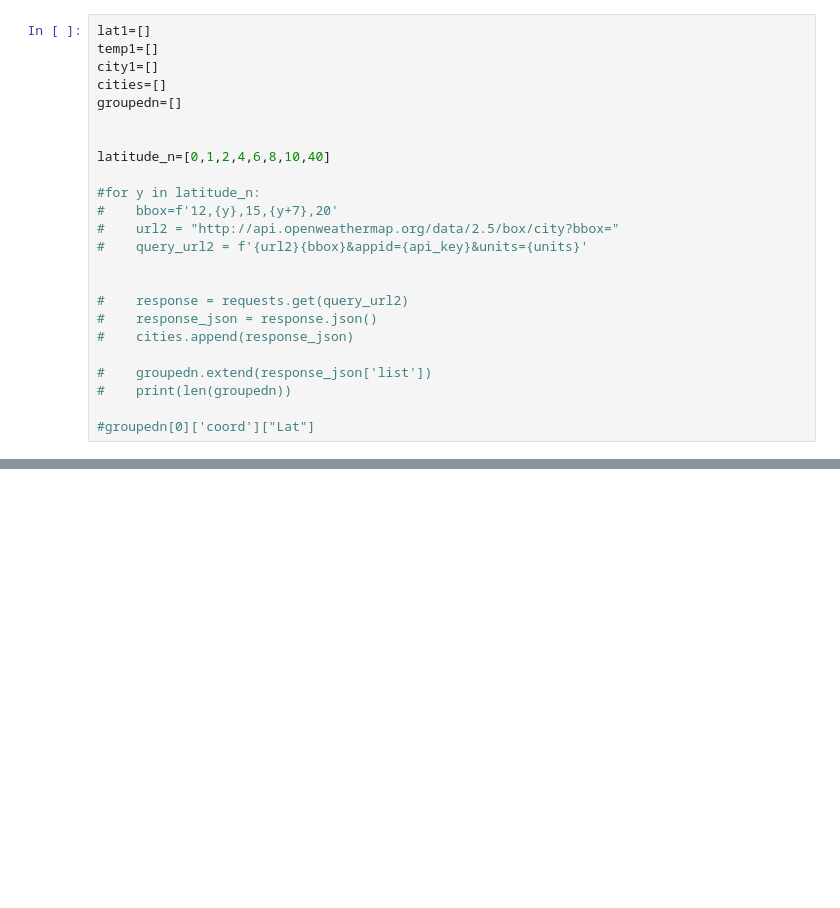
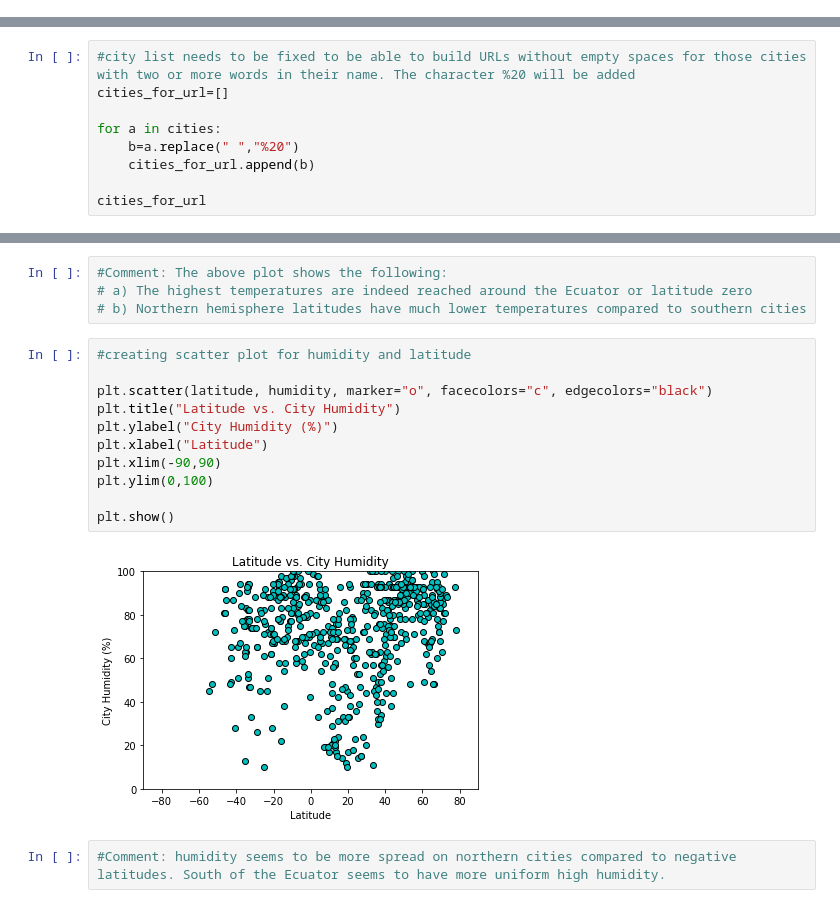
Before and after one commit to osie78/python-api-challenge, a Jupyter notebook: WeatherPy/weatherpy.ipynb, the cells around one changed output, grey strips where cells are left out. Saved outputs shown, nothing was run; the diff lists cells and outputs as text; blank space fills up the shorter version.

```diff
--- a/WeatherPy/weatherpy.ipynb
+++ b/WeatherPy/weatherpy.ipynb
@@ -213,24 +42,0 @@ plt.show()
-# %%
-lat1=[]
-temp1=[]
-city1=[]
-cities=[]
-groupedn=[]
-
-
-latitude_n=[0,1,2,4,6,8,10,40]
-
-#for y in latitude_n:
-#    bbox=f'12,{y},15,{y+7},20'
-#    url2 = "http://api.openweathermap.org/data/2.5/box/city?bbox="
-#    query_url2 = f'{url2}{bbox}&appid={api_key}&units={units}'
-
-
-#    response = requests.get(query_url2)
-#    response_json = response.json()
-#    cities.append(response_json)
-
-#    groupedn.extend(response_json['list'])
-#    print(len(groupedn))
-
-#groupedn[0]['coord']["Lat"]
@@ -278,0 +43,9 @@ plt.scatter(templ['lat'],templ['temp'])
+# %%
+#city list needs to be fixed to be able to build URLs without empty spaces for those cities with two or more words in their name. The character %20 will be added
+cities_for_url=[]
+
+for a in cities:
+    b=a.replace(" ","%20")
+    cities_for_url.append(b)
+
+cities_for_url
@@ -278,0 +144,19 @@ plt.scatter(templ['lat'],templ['temp'])
+# %%
+#Comment: The above plot shows the following:
+# a) The highest temperatures are indeed reached around the Ecuator or latitude zero
+# b) Northern hemisphere latitudes have much lower temperatures compared to southern cities
+# %%
+#creating scatter plot for humidity and latitude
+
+plt.scatter(latitude, humidity, marker="o", facecolors="c", edgecolors="black")
+plt.title("Latitude vs. City Humidity")
+plt.ylabel("City Humidity (%)")
+plt.xlabel("Latitude")
+plt.xlim(-90,90)
+plt.ylim(0,100)
+
+plt.show()
+# %% [output]
+[figure, added]
+# %%
+#Comment: humidity seems to be more spread on northern cities compared to negative latitudes. South of the Ecuator seems to have more uniform high humidity.
```
Also changed, not shown: parts of 49 cells of this notebook.
